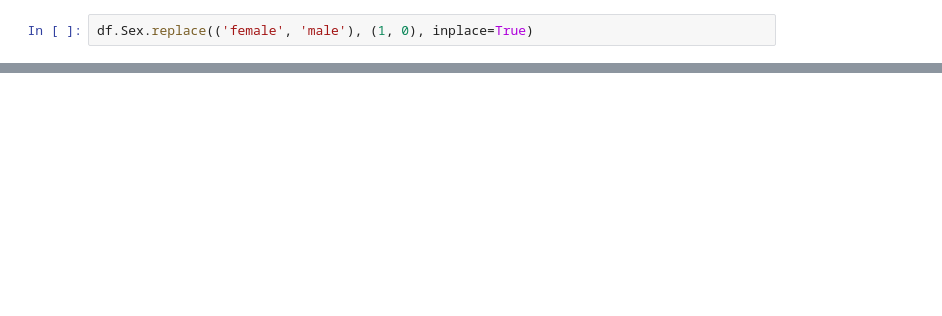
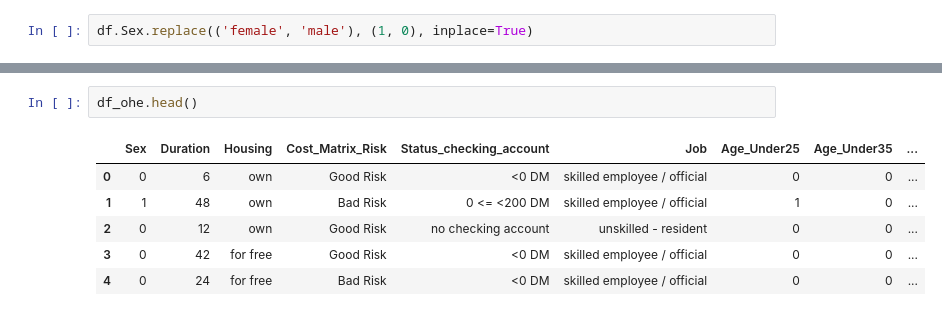
Before and after one commit to wildflowersbloom/fairness, a Jupyter notebook: Untitled0.ipynb, the cells around one changed output, grey strips where cells are left out. Drawn from its saved outputs; the diff is of its cells as text; blank space fills up the shorter version.

```diff
--- a/Untitled0.ipynb
+++ b/Untitled0.ipynb
@@ -277,3 +302,12 @@ df.Sex.replace(('female', 'male'), (1, 0), inplace=True)
+# %%
+df_ohe.head()
+# %% [output]
+|  | Sex | Duration | Housing | Cost_Matrix_Risk | Status_checking_account | Job | Age_Under25 | Age_Under35 | ... |
+| 0 | 0 | 6 | own | Good Risk | <0 DM | skilled employee / official | 0 | 0 | ... |
+| 1 | 1 | 48 | own | Bad Risk | 0 <= <200 DM | skilled employee / official | 1 | 0 | ... |
+| 2 | 0 | 12 | own | Good Risk | no checking account | unskilled - resident | 0 | 0 | ... |
+| 3 | 0 | 42 | for free | Good Risk | <0 DM | skilled employee / official | 0 | 0 | ... |
+| 4 | 0 | 24 | for free | Bad Risk | <0 DM | skilled employee / official | 0 | 0 | ... |
 # %%
 df.Housing.replace('for free', 'for_free',inplace=True)
 pd.get_dummies(df.Housing, prefix='Housing')
```
Also changed, not shown: parts of 35 cells of this notebook.
